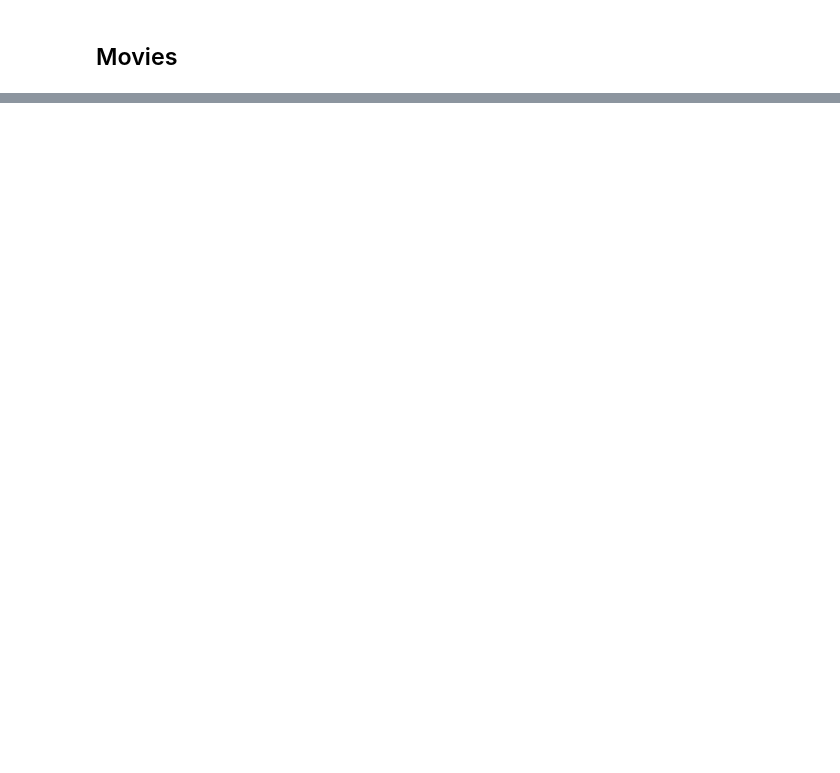
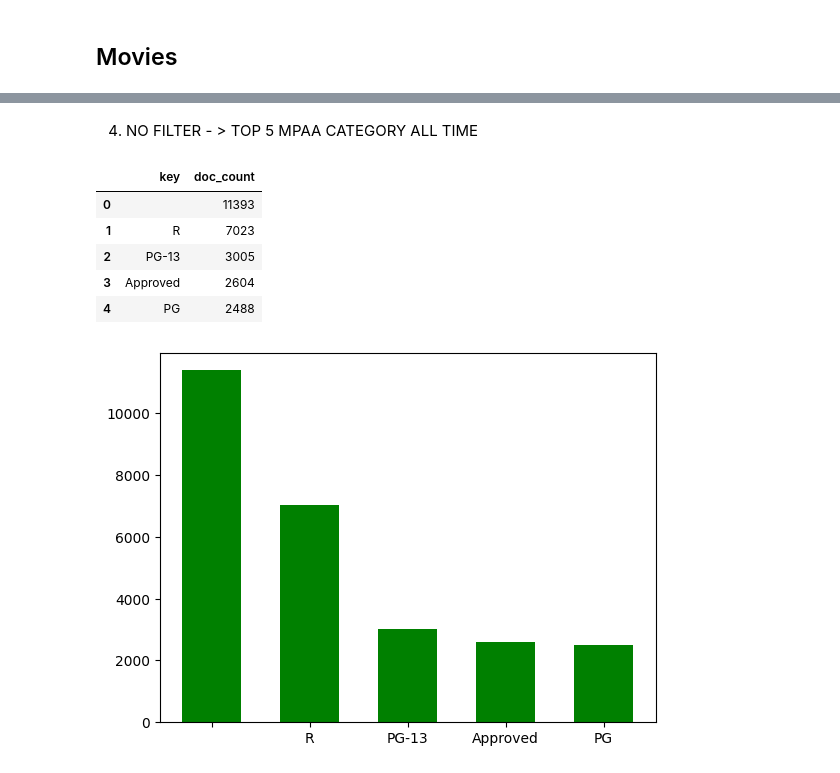
Before and after one commit to cedricsoares/datascientest-projet-new-york-times, a Jupyter notebook: notebooks/movies_queries.ipynb, the cells around one changed output, grey strips where cells are left out. Cells and saved outputs as stored; diff of their text form; code cells hidden in the pictures; blank space fills up the shorter version.

Commit message:
Update 6 movies-selected-queries with graph

```diff
--- a/notebooks/movies_queries.ipynb
+++ b/notebooks/movies_queries.ipynb
@@ -2,0 +169,40 @@
+# %% [markdown]
+4. NO FILTER - > TOP 5 MPAA CATEGORY ALL TIME
+# %%
+import json
+import pandas as pd
+import matplotlib.pyplot as plt
+
+from elasticsearch import Elasticsearch
+es = Elasticsearch(hosts = "http://@localhost:9200")
+
+#Number of movies per MPAA category
+
+query_body = {
+"size": 0,
+"aggs": {
+    "films_by_mpaa_rating": {
+    "terms": {
+        "field": "mpaa_rating",
+        "size": 5
+    }
+    }
+}
+}
+result = es.search(index="movies", body=query_body)
+
+result = json.dumps(result["aggregations"]["films_by_mpaa_rating"]["buckets"])
+
+df = pd.read_json(result)
+display(df.head(10))
+
+plt.bar(df["key"], df["doc_count"], color = 'green', width = 0.6)
+plt.show()
+# %% [output]
+|  | key | doc_count |
+| 0 |  | 11393 |
+| 1 | R | 7023 |
+| 2 | PG-13 | 3005 |
+| 3 | Approved | 2604 |
+| 4 | PG | 2488 |
+[figure, added]
```
Also changed, not shown: parts of 20 cells of this notebook.
